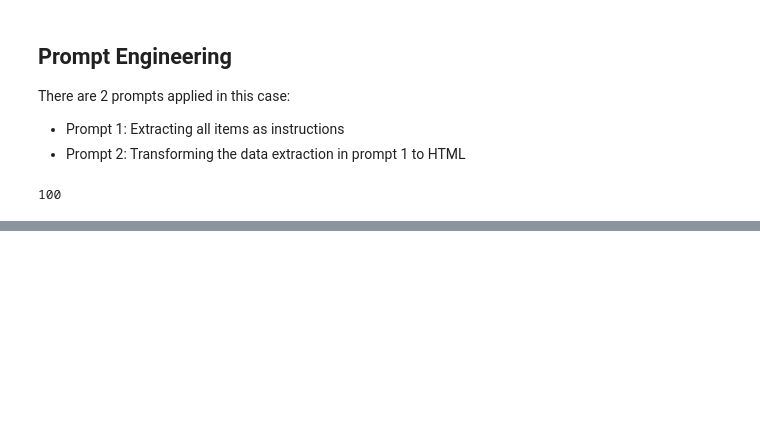
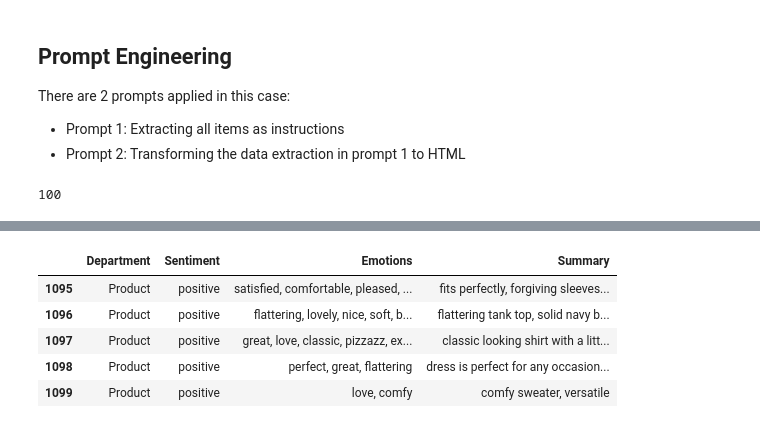
Before and after one commit to hpk0304/sentiment, a Jupyter notebook: Sentiment-Prompt.ipynb, the cells around one changed output, grey strips where cells are left out. Cells and saved outputs as stored; diff of their text form; code cells hidden in the pictures; blank space fills up the shorter version.

```diff
--- a/Sentiment-Prompt.ipynb
+++ b/Sentiment-Prompt.ipynb
@@ -251,0 +240,9 @@ display(HTML(response1))
+# %%
+combined_df[1095:1100]
+# %% [output]
+|  | Department | Sentiment | Emotions | Summary |
+| 1095 | Product | positive | satisfied, comfortable, pleased, ... | fits perfectly, forgiving sleeves... |
+| 1096 | Product | positive | flattering, lovely, nice, soft, b... | flattering tank top, solid navy b... |
+| 1097 | Product | positive | great, love, classic, pizzazz, ex... | classic looking shirt with a litt... |
+| 1098 | Product | positive | perfect, great, flattering | dress is perfect for any occasion... |
+| 1099 | Product | positive | love, comfy | comfy sweater, versatile |
```
Also changed, not shown: parts of 20 cells of this notebook, 2 other files.
